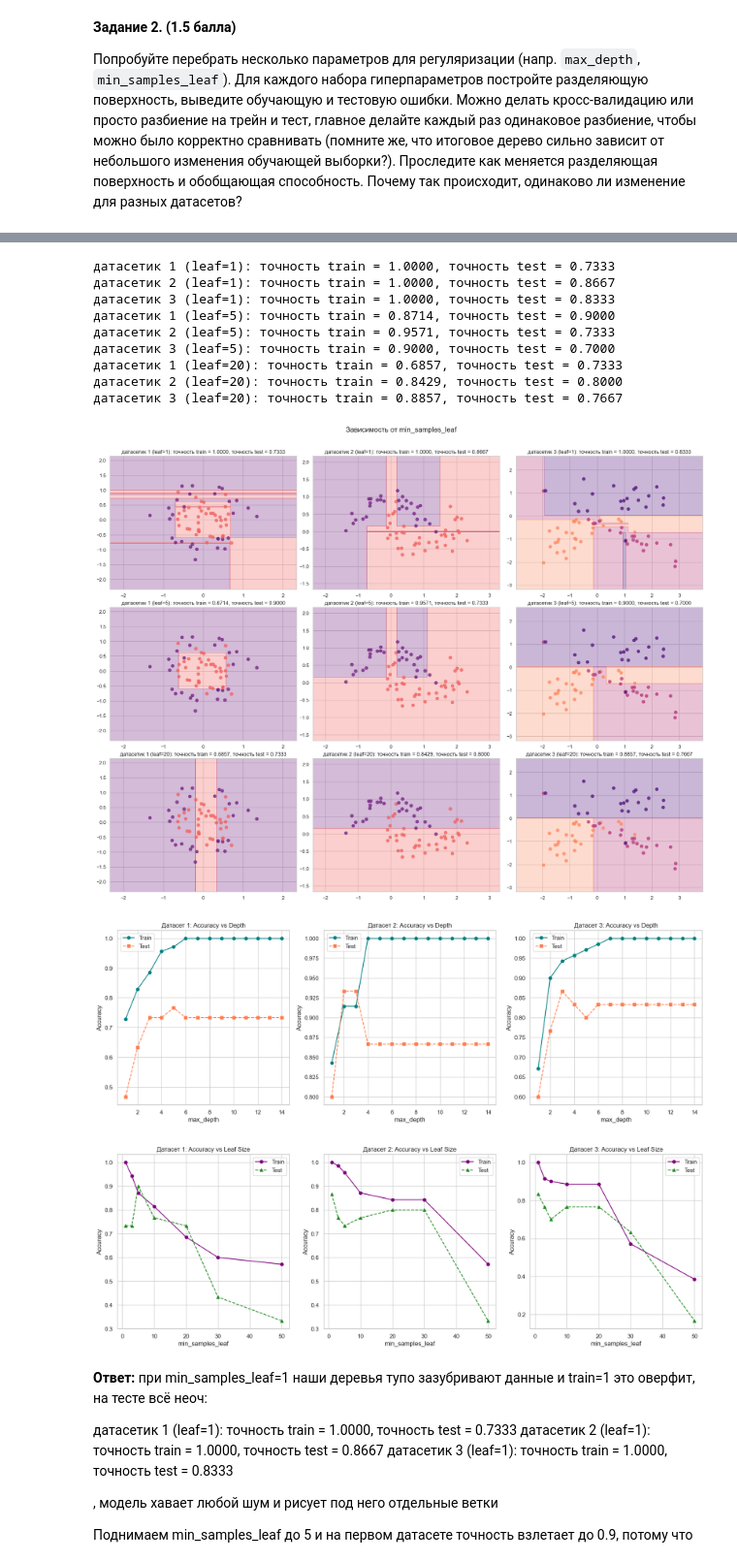
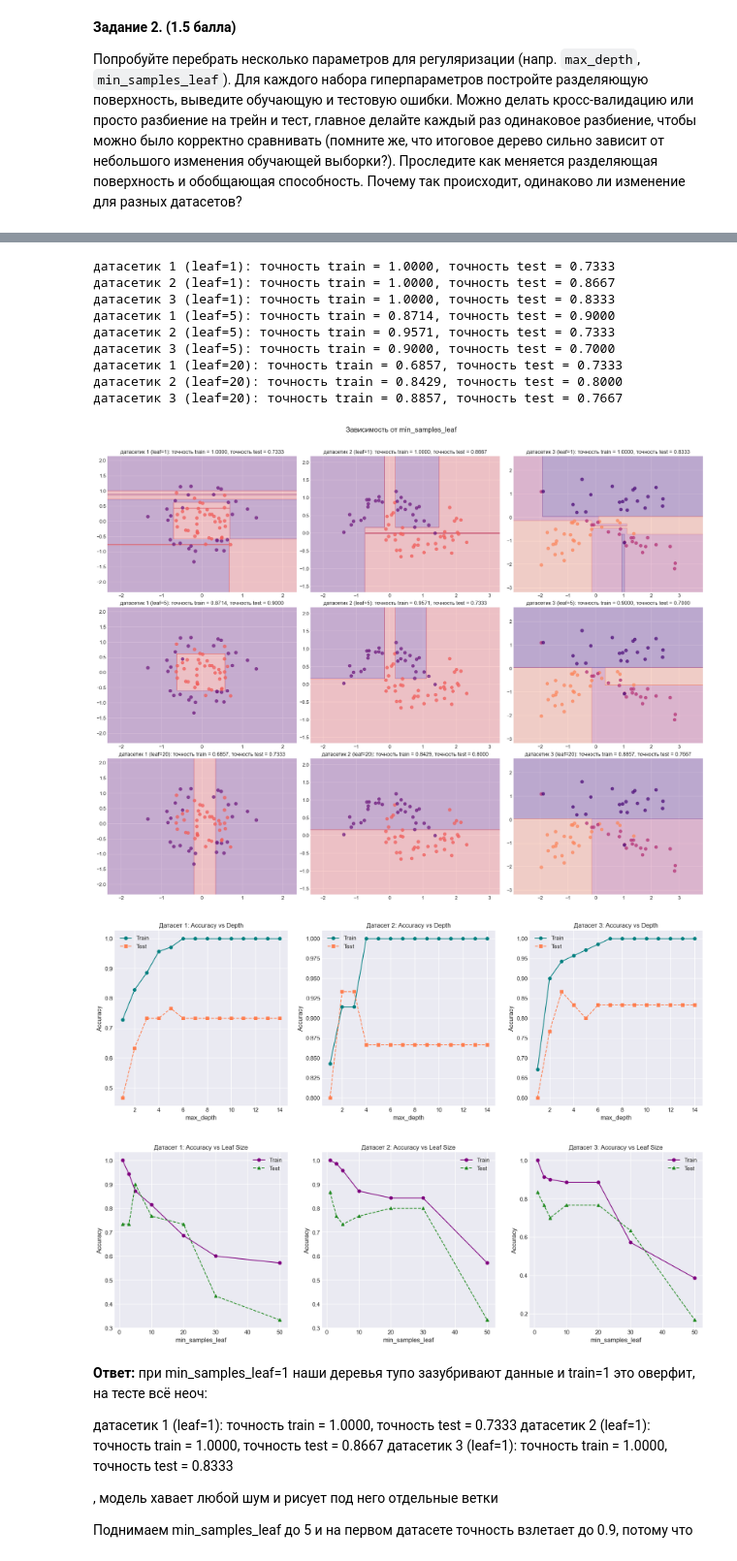
Before and after one commit to Qwental/ml-hw-labs, a Jupyter notebook: hw2/hw2-trees.ipynb, the cells around one changed output, grey strips where cells are left out. Shown at 97% size. Drawn from its saved outputs; the diff is of its cells as text; code cells hidden in the pictures.

```diff
--- a/hw2/hw2-trees.ipynb
+++ b/hw2/hw2-trees.ipynb
@@ -108,13 +115,8 @@ __Задание 2. (1.5 балла)__
 
 Попробуйте перебрать несколько параметров для регуляризации (напр. `max_depth`, `min_samples_leaf`). Для каждого набора гиперпараметров постройте разделяющую поверхность, выведите обучающую и тестовую ошибки. Можно делать кросс-валидацию или просто разбиение на трейн и тест, главное делайте каждый раз одинаковое разбиение, чтобы можно было корректно сравнивать (помните же, что итоговое дерево сильно зависит от небольшого изменения обучающей выборки?). Проследите как меняется разделяющая поверхность и обобщающая способность. Почему так происходит, одинаково ли изменение для разных датасетов?
 # %%
-from sklearn.tree import DecisionTreeClassifier
-from sklearn.metrics import accuracy_score
-from sklearn.model_selection import train_test_split
-import matplotlib.pyplot as plt
-from matplotlib.colors import ListedColormap
-import seaborn as sns
-import numpy as np
+
+plt.style.use('seaborn-v0_8-darkgrid')
 
 def plot_surface(clf, X, y):
     step = 0.01
@@ -263,35 +265,35 @@ for i in range(3):
     plt.xlabel('min_samples_leaf')
     plt.ylabel('Accuracy')
     plt.title(f'Датасет {i+1}: Accuracy vs Leaf Size')
     plt.legend()
     plt.grid(True)
 plt.show()
 # %% [output]
 датасетик 1 (depth=1): точность train = 0.7286, точность test = 0.4667
 датасетик 2 (depth=1): точность train = 0.8429, точность test = 0.8000
 датасетик 3 (depth=1): точность train = 0.6714, точность test = 0.6000
 датасетик 1 (depth=3): точность train = 0.8857, точность test = 0.7333
 датасетик 2 (depth=3): точность train = 0.9143, точность test = 0.9333
 датасетик 3 (depth=3): точность train = 0.9429, точность test = 0.8667
 датасетик 1 (depth=5): точность train = 0.9714, точность test = 0.7667
 датасетик 2 (depth=5): точность train = 1.0000, точность test = 0.8667
 датасетик 3 (depth=5): точность train = 0.9714, точность test = 0.8000
 датасетик 1 (depth=None): точность train = 1.0000, точность test = 0.7333
 датасетик 2 (depth=None): точность train = 1.0000, точность test = 0.8667
 датасетик 3 (depth=None): точность train = 1.0000, точность test = 0.8333
 [figure]
 датасетик 1 (leaf=1): точность train = 1.0000, точность test = 0.7333
 датасетик 2 (leaf=1): точность train = 1.0000, точность test = 0.8667
 датасетик 3 (leaf=1): точность train = 1.0000, точность test = 0.8333
 датасетик 1 (leaf=5): точность train = 0.8714, точность test = 0.9000
 датасетик 2 (leaf=5): точность train = 0.9571, точность test = 0.7333
 датасетик 3 (leaf=5): точность train = 0.9000, точность test = 0.7000
 датасетик 1 (leaf=20): точность train = 0.6857, точность test = 0.7333
 датасетик 2 (leaf=20): точность train = 0.8429, точность test = 0.8000
 датасетик 3 (leaf=20): точность train = 0.8857, точность test = 0.7667
 [figure]
-[figure, old version]
+[figure, new version]
-[figure, old version]
+[figure, new version]
 # %% [markdown]
 __Ответ:__
 при min_samples_leaf=1 наши деревья тупо зазубривают данные и train=1 это оверфит, на тесте всё неоч:
```
Also changed, not shown: parts of 17 cells of this notebook, 5 other files.
